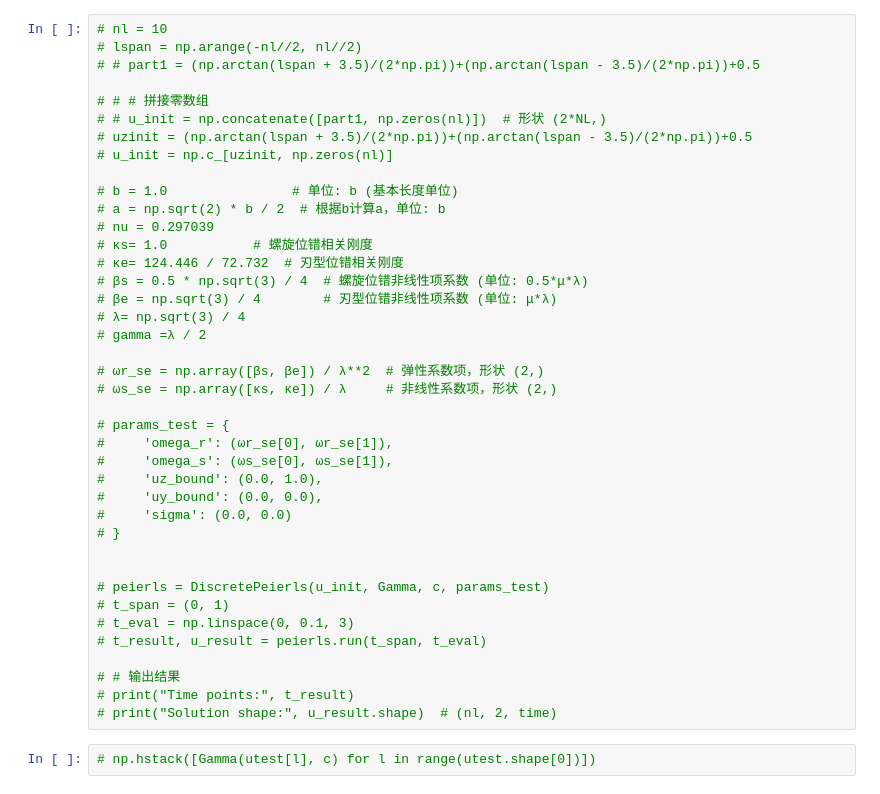
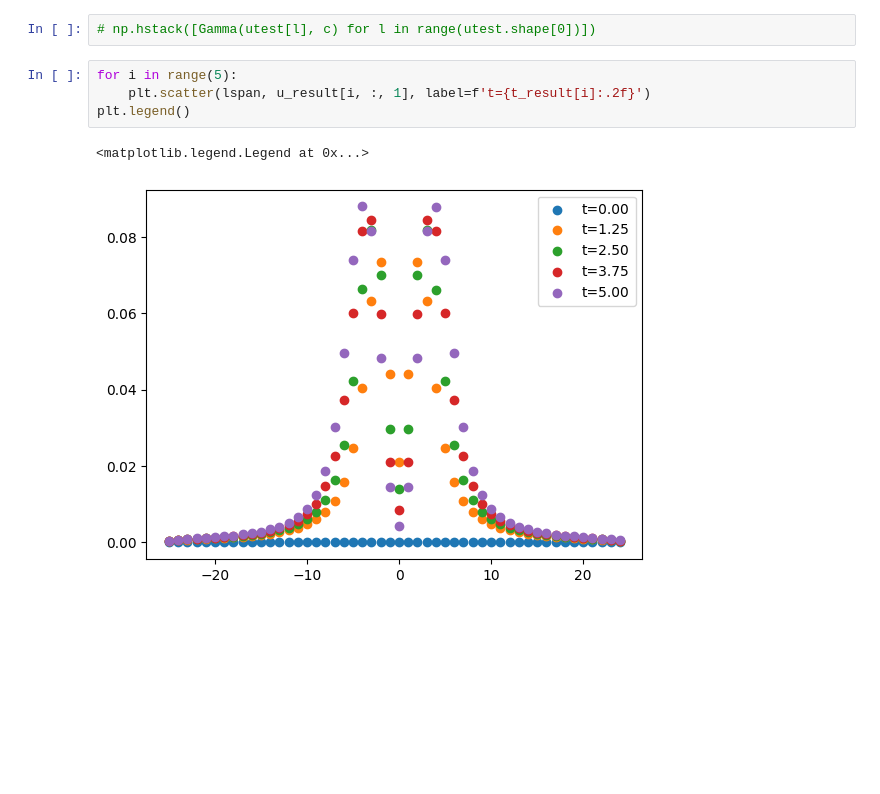
Before and after one commit to huxiangshenghxs/DPFMD, a Jupyter notebook: test.ipynb, the cells around one changed output. Cells and saved outputs as stored; diff of their text form; blank space fills up the shorter version.

```diff
--- a/test.ipynb
+++ b/test.ipynb
@@ -185,42 +231,9 @@ plt.legend()
-# %%
-# nl = 10
-# lspan = np.arange(-nl//2, nl//2)
-# # part1 = (np.arctan(lspan + 3.5)/(2*np.pi))+(np.arctan(lspan - 3.5)/(2*np.pi))+0.5
-
-# # # 拼接零数组
-# # u_init = np.concatenate([part1, np.zeros(nl)])  # 形状 (2*NL,)
-# uzinit = (np.arctan(lspan + 3.5)/(2*np.pi))+(np.arctan(lspan - 3.5)/(2*np.pi))+0.5
-# u_init = np.c_[uzinit, np.zeros(nl)]
-
-# b = 1.0                # 单位: b (基本长度单位)
-# a = np.sqrt(2) * b / 2  # 根据b计算a，单位: b
-# nu = 0.297039
-# κs= 1.0           # 螺旋位错相关刚度
-# κe= 124.446 / 72.732  # 刃型位错相关刚度
-# βs = 0.5 * np.sqrt(3) / 4  # 螺旋位错非线性项系数 (单位: 0.5*μ*λ)
-# βe = np.sqrt(3) / 4        # 刃型位错非线性项系数 (单位: μ*λ)
-# λ= np.sqrt(3) / 4
-# gamma =λ / 2
-
-# ωr_se = np.array([βs, βe]) / λ**2  # 弹性系数项，形状 (2,)
-# ωs_se = np.array([κs, κe]) / λ     # 非线性系数项，形状 (2,)
-
-# params_test = {
-#     'omega_r': (ωr_se[0], ωr_se[1]),
-#     'omega_s': (ωs_se[0], ωs_se[1]),
-#     'uz_bound': (0.0, 1.0),
-#     'uy_bound': (0.0, 0.0),
-#     'sigma': (0.0, 0.0)
-# }
-
-
-# peierls = DiscretePeierls(u_init, Gamma, c, params_test)
-# t_span = (0, 1)
-# t_eval = np.linspace(0, 0.1, 3)
-# t_result, u_result = peierls.run(t_span, t_eval)
-
-# # 输出结果
-# print("Time points:", t_result)
-# print("Solution shape:", u_result.shape)  # (nl, 2, time)
 # %%
 # np.hstack([Gamma(utest[l], c) for l in range(utest.shape[0])])
+# %%
+for i in range(5):
+    plt.scatter(lspan, u_result[i, :, 1], label=f't={t_result[i]:.2f}')
+plt.legend()
+# %% [output]
+<matplotlib.legend.Legend at 0x...>
+[figure, added]
```
Also changed, not shown: parts of 10 cells of this notebook, 2 other files.
